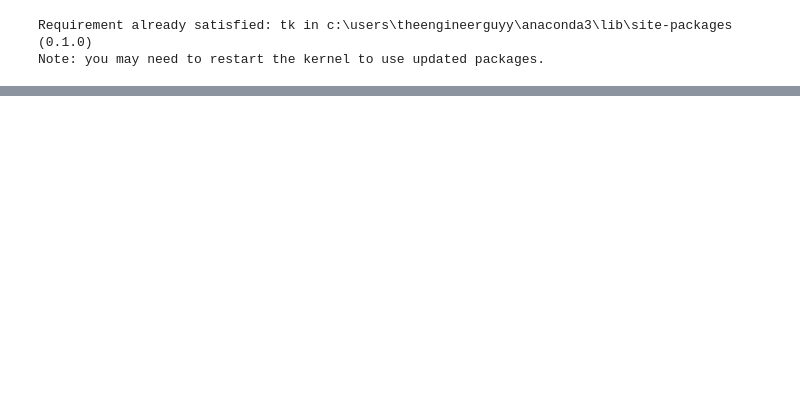
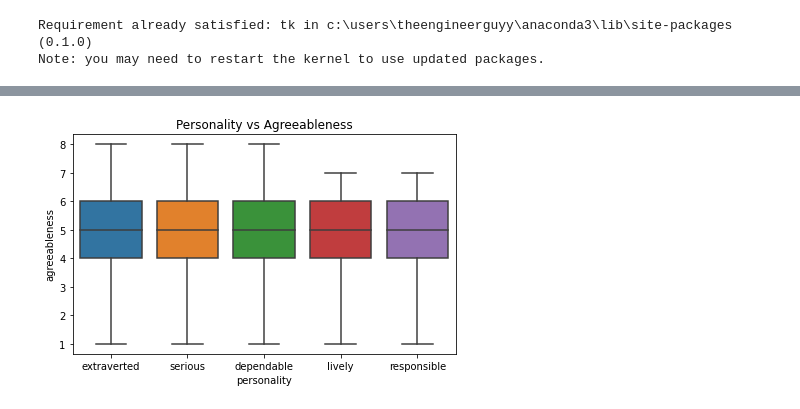
Before and after one commit to Agha-Muqarib/Automated-Personality-Classification, a Jupyter notebook: Automated Personality Classification.ipynb, the cells around one changed output, grey strips where cells are left out. Saved outputs shown, nothing was run; the diff lists cells and outputs as text; code cells hidden in the pictures; blank space fills up the shorter version.

```diff
--- a/Automated Personality Classification.ipynb
+++ b/Automated Personality Classification.ipynb
@@ -251,0 +133,6 @@ w.mainloop()
+# %%
+ar_6=sns.boxplot(x=data["personality"],y=data["agreeableness"])
+plt.title("Personality vs Agreeableness")
+plt.tight_layout()
+# %% [output]
+[figure, added]
```
Also changed, not shown: parts of 36 cells of this notebook.
